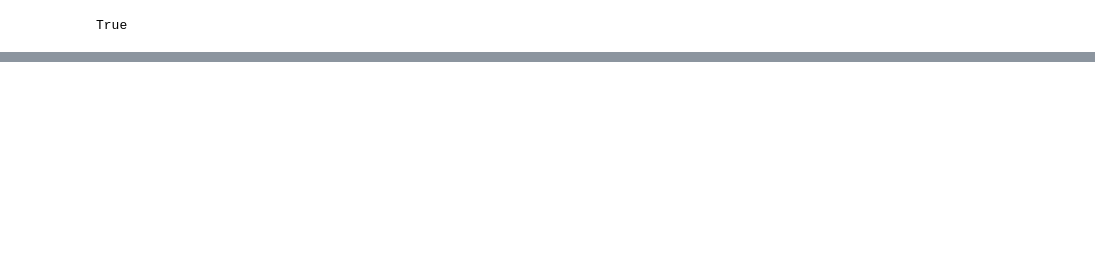
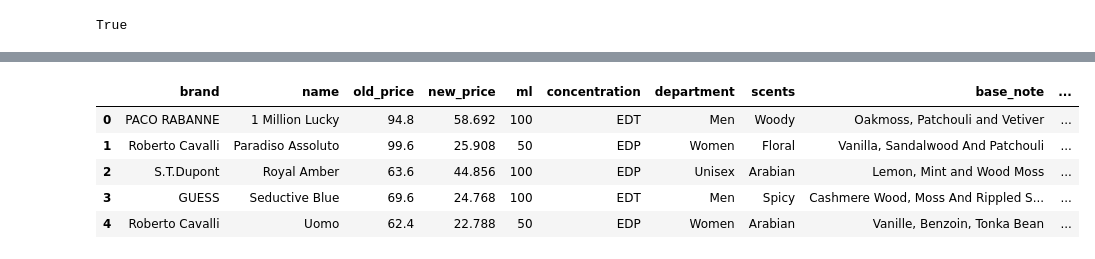
Before and after one commit to Sllambias/perfume_mining, a Jupyter notebook: preproc.ipynb, the cells around one changed output, grey strips where cells are left out. Cells and saved outputs as stored; diff of their text form; code cells hidden in the pictures; blank space fills up the shorter version.

```diff
--- a/preproc.ipynb
+++ b/preproc.ipynb
@@ -102,0 +130,9 @@ print(len(x), sum(y)) #Without losing tokens, the amount of unique types have be
+# %%
+df.head()
+# %% [output]
+|  | brand | name | old_price | new_price | ml | concentration | department | scents | base_note | ... |
+| 0 | PACO RABANNE | 1 Million Lucky | 94.8 | 58.692 | 100 | EDT | Men | Woody | Oakmoss, Patchouli and Vetiver | ... |
+| 1 | Roberto Cavalli | Paradiso Assoluto | 99.6 | 25.908 | 50 | EDP | Women | Floral | Vanilla, Sandalwood And Patchouli | ... |
+| 2 | S.T.Dupont | Royal Amber | 63.6 | 44.856 | 100 | EDP | Unisex | Arabian | Lemon, Mint and Wood Moss | ... |
+| 3 | GUESS | Seductive Blue | 69.6 | 24.768 | 100 | EDT | Men | Spicy | Cashmere Wood, Moss And Rippled S... | ... |
+| 4 | Roberto Cavalli | Uomo | 62.4 | 22.788 | 50 | EDP | Women | Arabian | Vanille, Benzoin, Tonka Bean | ... |
```
Also changed, not shown: parts of 26 cells of this notebook.
